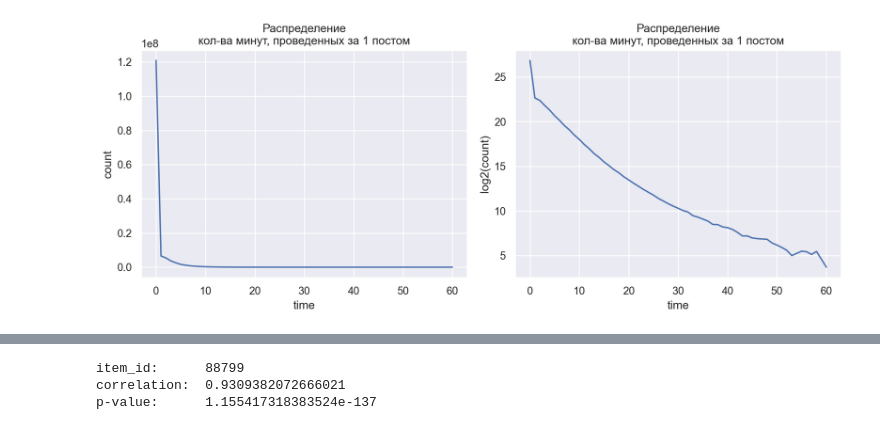
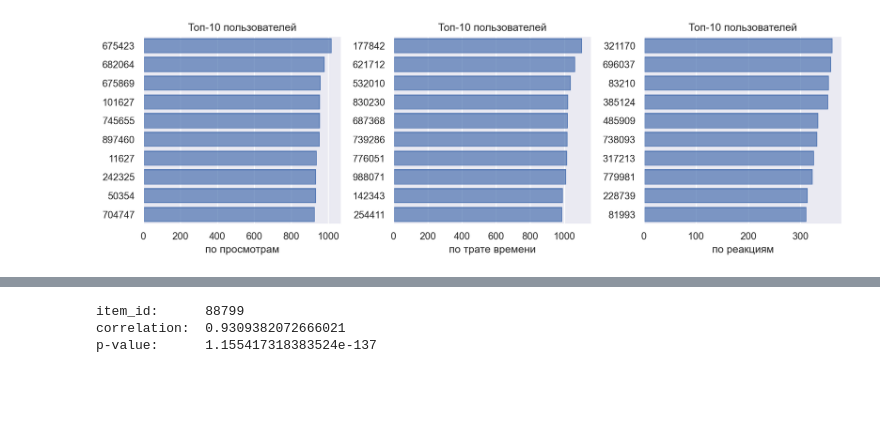
Before and after one commit to dabudaeva/VK-cup-2022, a Jupyter notebook: step_2/eda.ipynb, the cells around one changed output, grey strips where cells are left out. Saved outputs shown, nothing was run; the diff lists cells and outputs as text; code cells hidden in the pictures; blank space fills up the shorter version.

```diff
--- a/step_2/eda.ipynb
+++ b/step_2/eda.ipynb
@@ -68,12 +24,0 @@ p.label(title='Топ-10 постов по среднему времени', x='
-# %%
-g = train.timespent.value_counts() # в среднем - 0.54466, median - 0
-
-(
-    so.Plot(x=g.index)
-    .layout(size=(11, 4.5))
-    .pair(y=[g, np.log2(g)], wrap=1)
-    .label(title='Распределение\nкол-ва минут, проведенных за 1 постом', x='time', y0='count', y1='log2(count)')
-    .add(so.Line())
-)
-# %% [output]
-[figure, removed]
@@ -79,0 +41,23 @@ g = train.timespent.value_counts() # в среднем - 0.54466, median - 0
+# %%
+g = train.groupby('user_id').sum() # всего 1 000 183 уникальных пользователей
+g['views'] = train.user_id.value_counts().sort_index()
+g1 = g.sort_values(by='views', ascending=False).head(10).reset_index()
+g2 = g.sort_values(by='timespent', ascending=False).head(10).reset_index()
+g3 = train.loc[train.reaction!=0].groupby('user_id').agg({'reaction':'count'})
+g3 = g3.sort_values(by='reaction', ascending=False).head(10).reset_index()
+
+(
+    so.Plot()
+    .pair(
+        x=[g1.views, g2.timespent, g3.reaction],
+        y=[g1.user_id.astype(str), g2.user_id.astype(str), g3.user_id.astype(str)],
+        cross=False,
+         )
+    .add(so.Bar())
+    .label(title='Топ-10 пользователей',
+           x0='по просмотрам', x1='по трате времени', x2='по реакциям',
+           y0='', y1='', y2='')
+    .layout(size=(12, 4))
+)
+# %% [output]
+[figure, added]
```
Also changed, not shown: parts of 24 cells of this notebook, 3 other files.
